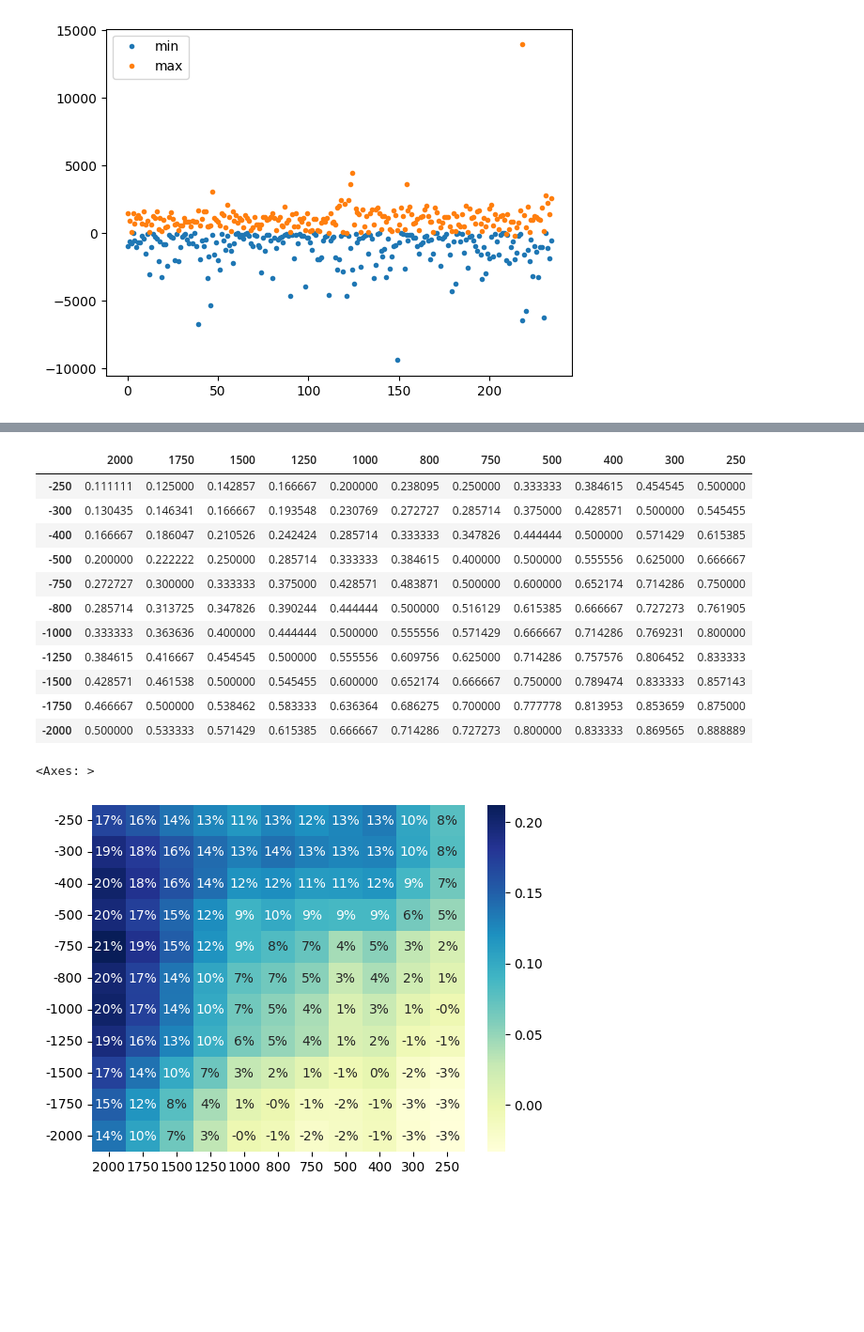
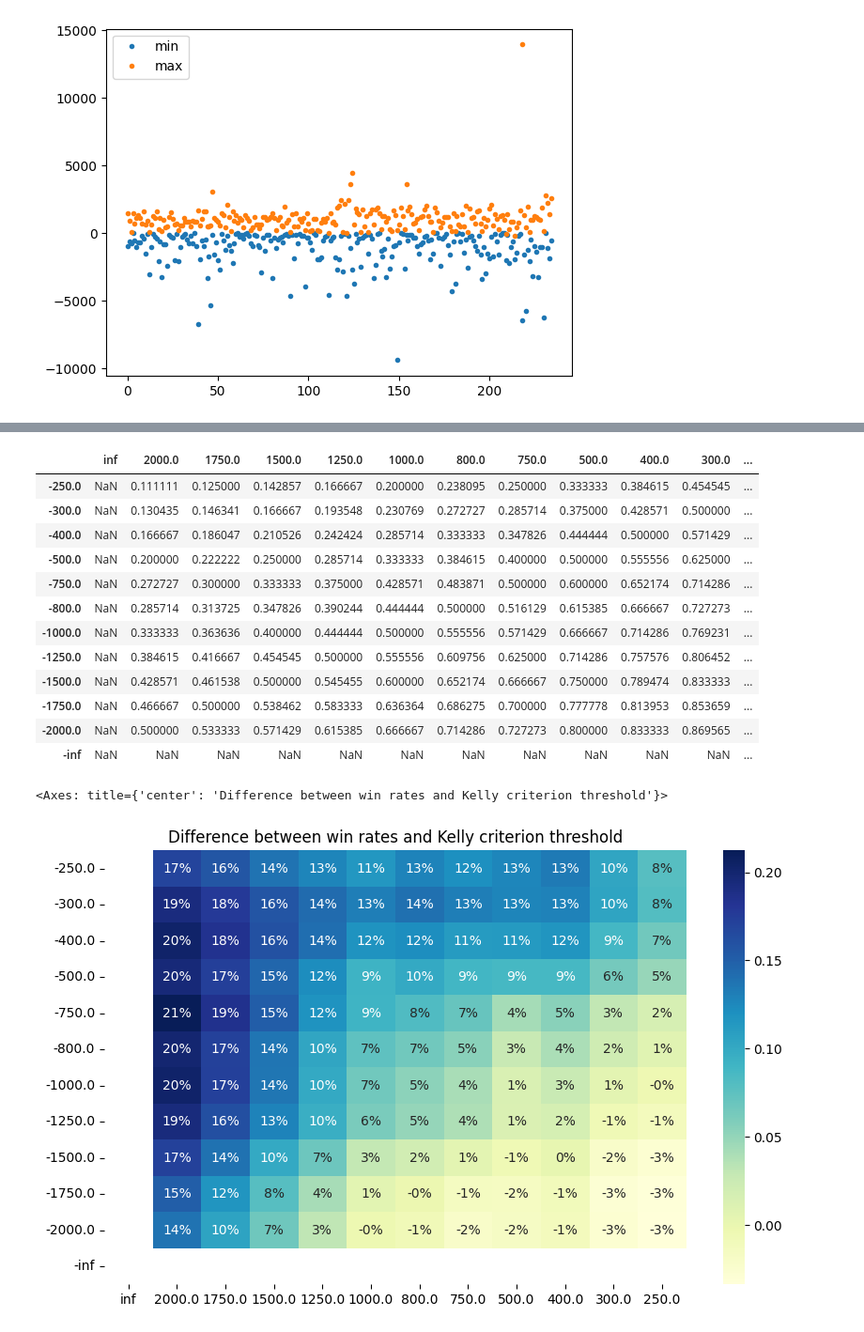
Before and after one commit to yalishanda42/stonksbot, a Jupyter notebook: options/backtest_analysis.ipynb, the cells around one changed output, grey strips where cells are left out. Shown at 94% size. Drawn from its saved outputs; the diff is of its cells as text; code cells hidden in the pictures; blank space fills up the shorter version.

```diff
--- a/options/backtest_analysis.ipynb
+++ b/options/backtest_analysis.ipynb
@@ -98,8 +98,8 @@ daily_min_max_df.plot(style='.')
 # %%
 n_days = daily_min_max_df.shape[0]
 # %%
-profit_categories = [2000, 1750, 1500, 1250, 1000, 800, 750, 500, 400, 300, 250]
-loss_categories = [-250, -300, -400, -500, -750, -800, -1000, -1250, -1500, -1750, -2000]
+profit_categories = [np.inf, 2000, 1750, 1500, 1250, 1000, 800, 750, 500, 400, 300, 250]
+loss_categories = [-250, -300, -400, -500, -750, -800, -1000, -1250, -1500, -1750, -2000, -np.inf]
 
 profit_ratios = {
     cat: sum(
@@ -182,7 +185,7 @@ sns.heatmap(profit_loss_matrix, annot=True, fmt=".0%", cmap="YlGnBu")
 kelly_profit_loss_matrix = pd.DataFrame(
     {
         profit_cat: [
-            1 - abs(profit_cat / (profit_cat - loss_cat))
+            1 - abs(profit_cat / (profit_cat - loss_cat)) if not np.isinf(profit_cat) and not np.isinf(loss_cat) else np.nan
             for loss_cat in loss_categories
         ]
         for profit_cat in profit_categories
@@ -192,27 +195,30 @@ kelly_profit_loss_matrix = pd.DataFrame(
 
 kelly_profit_loss_matrix
 # %% [output]
-|  | 2000 | 1750 | 1500 | 1250 | 1000 | 800 | 750 | 500 | 400 | 300 | 250 |
-| -250 | 0.111111 | 0.125000 | 0.142857 | 0.166667 | 0.200000 | 0.238095 | 0.250000 | 0.333333 | 0.384615 | 0.454545 | 0.500000 |
-| -300 | 0.130435 | 0.146341 | 0.166667 | 0.193548 | 0.230769 | 0.272727 | 0.285714 | 0.375000 | 0.428571 | 0.500000 | 0.545455 |
-| -400 | 0.166667 | 0.186047 | 0.210526 | 0.242424 | 0.285714 | 0.333333 | 0.347826 | 0.444444 | 0.500000 | 0.571429 | 0.615385 |
-| -500 | 0.200000 | 0.222222 | 0.250000 | 0.285714 | 0.333333 | 0.384615 | 0.400000 | 0.500000 | 0.555556 | 0.625000 | 0.666667 |
-| -750 | 0.272727 | 0.300000 | 0.333333 | 0.375000 | 0.428571 | 0.483871 | 0.500000 | 0.600000 | 0.652174 | 0.714286 | 0.750000 |
-| -800 | 0.285714 | 0.313725 | 0.347826 | 0.390244 | 0.444444 | 0.500000 | 0.516129 | 0.615385 | 0.666667 | 0.727273 | 0.761905 |
-| -1000 | 0.333333 | 0.363636 | 0.400000 | 0.444444 | 0.500000 | 0.555556 | 0.571429 | 0.666667 | 0.714286 | 0.769231 | 0.800000 |
-| -1250 | 0.384615 | 0.416667 | 0.454545 | 0.500000 | 0.555556 | 0.609756 | 0.625000 | 0.714286 | 0.757576 | 0.806452 | 0.833333 |
-| -1500 | 0.428571 | 0.461538 | 0.500000 | 0.545455 | 0.600000 | 0.652174 | 0.666667 | 0.750000 | 0.789474 | 0.833333 | 0.857143 |
-| -1750 | 0.466667 | 0.500000 | 0.538462 | 0.583333 | 0.636364 | 0.686275 | 0.700000 | 0.777778 | 0.813953 | 0.853659 | 0.875000 |
-| -2000 | 0.500000 | 0.533333 | 0.571429 | 0.615385 | 0.666667 | 0.714286 | 0.727273 | 0.800000 | 0.833333 | 0.869565 | 0.888889 |
+|  | inf | 2000.0 | 1750.0 | 1500.0 | 1250.0 | 1000.0 | 800.0 | 750.0 | 500.0 | 400.0 | 300.0 | ... |
+| -250.0 | NaN | 0.111111 | 0.125000 | 0.142857 | 0.166667 | 0.200000 | 0.238095 | 0.250000 | 0.333333 | 0.384615 | 0.454545 | ... |
+| -300.0 | NaN | 0.130435 | 0.146341 | 0.166667 | 0.193548 | 0.230769 | 0.272727 | 0.285714 | 0.375000 | 0.428571 | 0.500000 | ... |
+| -400.0 | NaN | 0.166667 | 0.186047 | 0.210526 | 0.242424 | 0.285714 | 0.333333 | 0.347826 | 0.444444 | 0.500000 | 0.571429 | ... |
+| -500.0 | NaN | 0.200000 | 0.222222 | 0.250000 | 0.285714 | 0.333333 | 0.384615 | 0.400000 | 0.500000 | 0.555556 | 0.625000 | ... |
+| -750.0 | NaN | 0.272727 | 0.300000 | 0.333333 | 0.375000 | 0.428571 | 0.483871 | 0.500000 | 0.600000 | 0.652174 | 0.714286 | ... |
+| -800.0 | NaN | 0.285714 | 0.313725 | 0.347826 | 0.390244 | 0.444444 | 0.500000 | 0.516129 | 0.615385 | 0.666667 | 0.727273 | ... |
+| -1000.0 | NaN | 0.333333 | 0.363636 | 0.400000 | 0.444444 | 0.500000 | 0.555556 | 0.571429 | 0.666667 | 0.714286 | 0.769231 | ... |
+| -1250.0 | NaN | 0.384615 | 0.416667 | 0.454545 | 0.500000 | 0.555556 | 0.609756 | 0.625000 | 0.714286 | 0.757576 | 0.806452 | ... |
+| -1500.0 | NaN | 0.428571 | 0.461538 | 0.500000 | 0.545455 | 0.600000 | 0.652174 | 0.666667 | 0.750000 | 0.789474 | 0.833333 | ... |
+| -1750.0 | NaN | 0.466667 | 0.500000 | 0.538462 | 0.583333 | 0.636364 | 0.686275 | 0.700000 | 0.777778 | 0.813953 | 0.853659 | ... |
+| -2000.0 | NaN | 0.500000 | 0.533333 | 0.571429 | 0.615385 | 0.666667 | 0.714286 | 0.727273 | 0.800000 | 0.833333 | 0.869565 | ... |
+| -inf | NaN | NaN | NaN | NaN | NaN | NaN | NaN | NaN | NaN | NaN | NaN | ... |
 # %%
 # difference between win rates and Kelly criterion
 
 diff_profit_loss_matrix = profit_loss_matrix - kelly_profit_loss_matrix
 
+plt.figure(figsize=(10, 6))
+plt.title("Difference between win rates and Kelly criterion threshold")
 sns.heatmap(diff_profit_loss_matrix, annot=True, fmt=".0%", cmap="YlGnBu")
 # %% [output]
-<Axes: >
+<Axes: title={'center': 'Difference between win rates and Kelly criterion threshold'}>
-[figure, old version]
+[figure, new version]
 # %%
 not_reaching_limit_or_stoploss_df = pd.DataFrame(
     {
```
Also changed, not shown: parts of 5 cells of this notebook.
